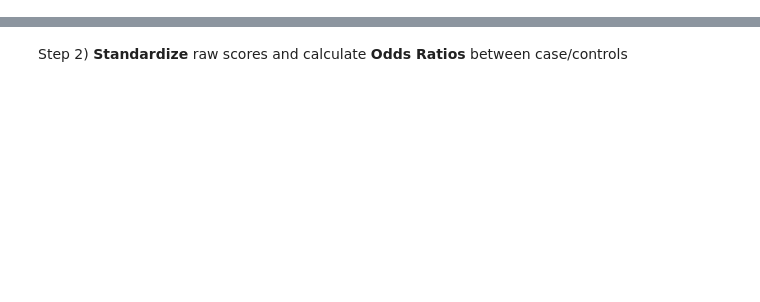
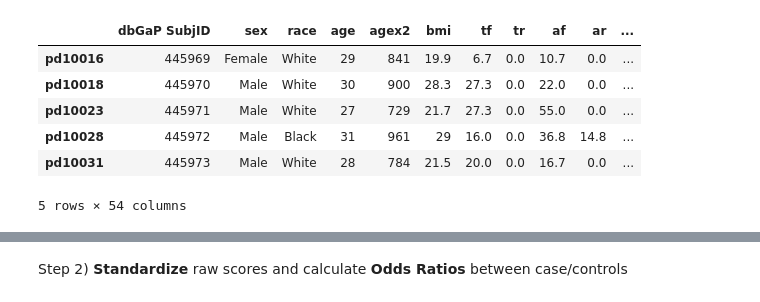
Before and after one commit to rodrigoguarischi/sea, a Jupyter notebook: calculate_grs_odds_ratios_and_create_plots.ipynb, the cells around one changed output, grey strips where cells are left out. Cells and saved outputs as stored; diff of their text form; code cells hidden in the pictures; blank space fills up the shorter version.

```diff
--- a/apply_pgs_and_plot_odds_ratios.ipynb
+++ b/calculate_grs_odds_ratios_and_create_plots.ipynb
@@ -49,0 +51,40 @@ for min_r2 in [0, 0.3, 0.5, 0.8]:
+# %%
+# Read files with raw scores of multiple PRSs
+
+li = []
+li.append(sea_phenotypes)
+
+os.chdir("/labs/tassimes/rodrigoguarischi/projects/sea/apply_grs/")
+
+# Dictionary with paths to score files
+score_files_paths = {
+    "hrc": "./michigan_hrc_20220419/*.scores.txt",
+    "topmed": "./topmed_20220419/*.scores.txt"
+    }
+
+# Loop over scores files, load all into memory and save it to list object 'li'
+for reference_panel_id in score_files_paths:
+
+    for current_score_file in glob.glob( score_files_paths[ reference_panel_id ] ):
+
+        pgs_results = pd.read_table( current_score_file, sep = "," )
+        pgs_results["sample"] = pgs_results["sample"].str.split("_", expand = True)[0]
+        pgs_results = pgs_results.set_index("sample")
+        min_r2_used = os.path.basename( current_score_file ).split(".")[0].split("_")[-1]
+
+        # Add prefix to column names. Names should match pattern <hrc|topmed>_<threshold>_<scoreid>
+        pgs_results = pgs_results.add_prefix(reference_panel_id + "_" + min_r2_used + "_")
+
+        li.append( pgs_results )
+
+# Consolidate data into a dataframe and print first lines
+sea_dataset_full = pd.concat( li, axis=1 )
+sea_dataset_full.head()
+# %% [output]
+|  | dbGaP SubjID | sex | race | age | agex2 | bmi | tf | tr | af | ar | ... |
+| pd10016 | 445969 | Female | White | 29 | 841 | 19.9 | 6.7 | 0.0 | 10.7 | 0.0 | ... |
+| pd10018 | 445970 | Male | White | 30 | 900 | 28.3 | 27.3 | 0.0 | 22.0 | 0.0 | ... |
+| pd10023 | 445971 | Male | White | 27 | 729 | 21.7 | 27.3 | 0.0 | 55.0 | 0.0 | ... |
+| pd10028 | 445972 | Male | Black | 31 | 961 | 29 | 16.0 | 0.0 | 36.8 | 14.8 | ... |
+| pd10031 | 445973 | Male | White | 28 | 784 | 21.5 | 20.0 | 0.0 | 16.7 | 0.0 | ... |
+5 rows × 54 columns
```
Also changed, not shown: parts of 12 cells of this notebook, 2 other files.
